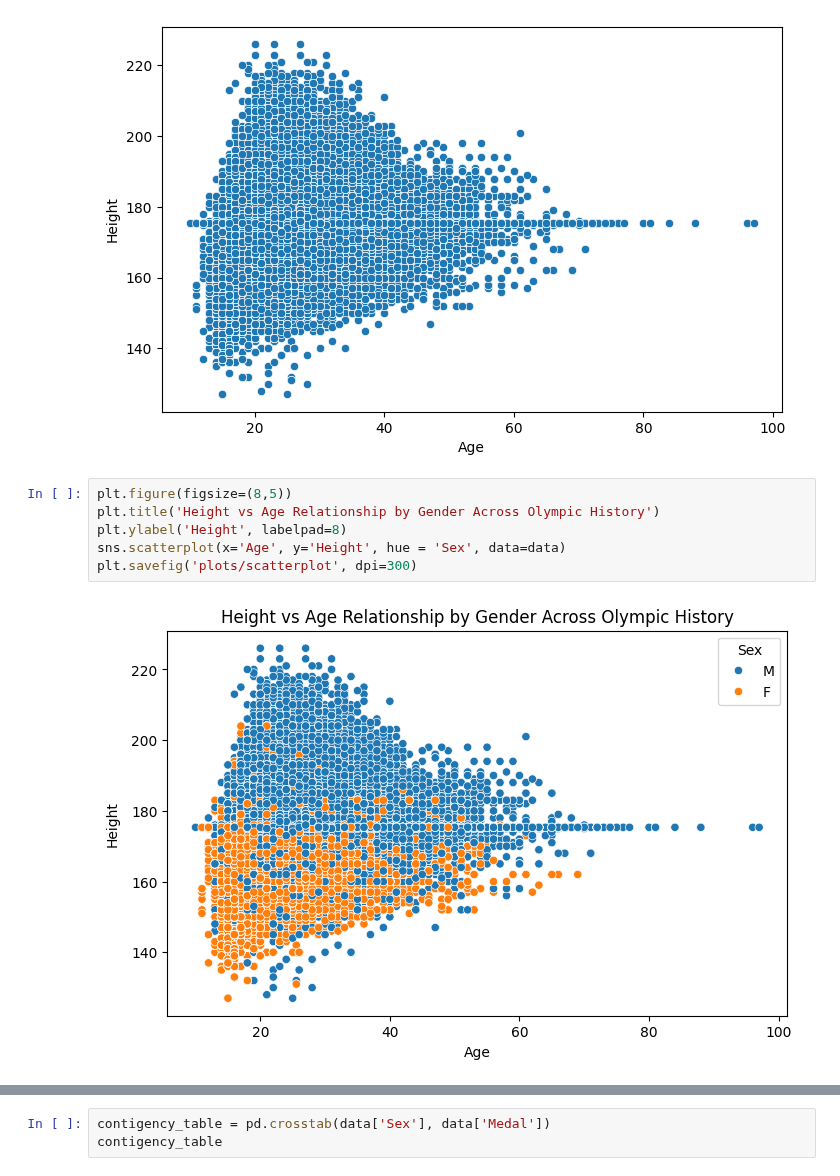
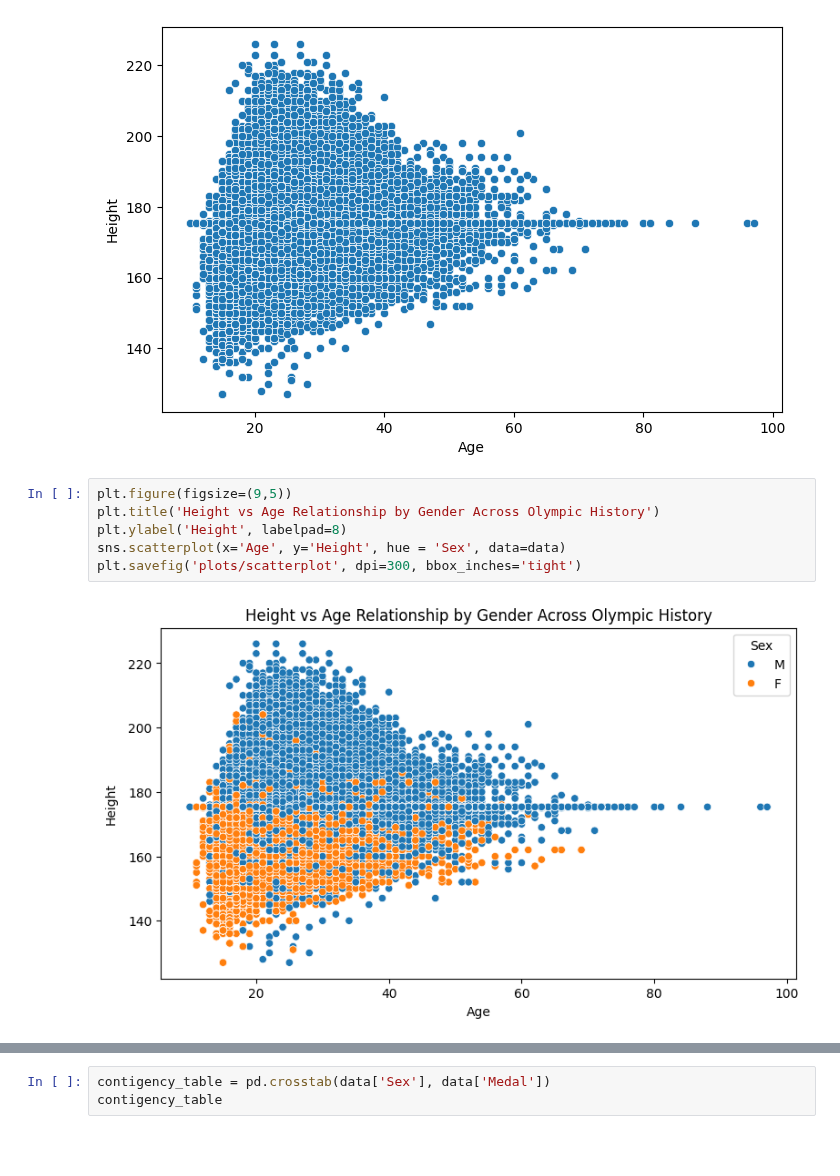
Before and after one commit to brekhi123/olympicdata_analysis, a Jupyter notebook: olympic.ipynb, the cells around one changed output, grey strips where cells are left out. Saved outputs shown, nothing was run; the diff lists cells and outputs as text; blank space fills up the shorter version.

```diff
--- a/olympic.ipynb
+++ b/olympic.ipynb
@@ -254,11 +255,11 @@ plt.show()
 # %% [output]
 [figure]
 # %%
-plt.figure(figsize=(8,5))
+plt.figure(figsize=(9,5))
 plt.title('Height vs Age Relationship by Gender Across Olympic History')
 plt.ylabel('Height', labelpad=8)
 sns.scatterplot(x='Age', y='Height', hue = 'Sex', data=data)
-plt.savefig('plots/scatterplot', dpi=300)
+plt.savefig('plots/scatterplot', dpi=300, bbox_inches='tight')
 # %% [output]
-[figure, old version]
+[figure, new version]
 # %%
```
Also changed, not shown: parts of 4 cells of this notebook, 5 other files.
